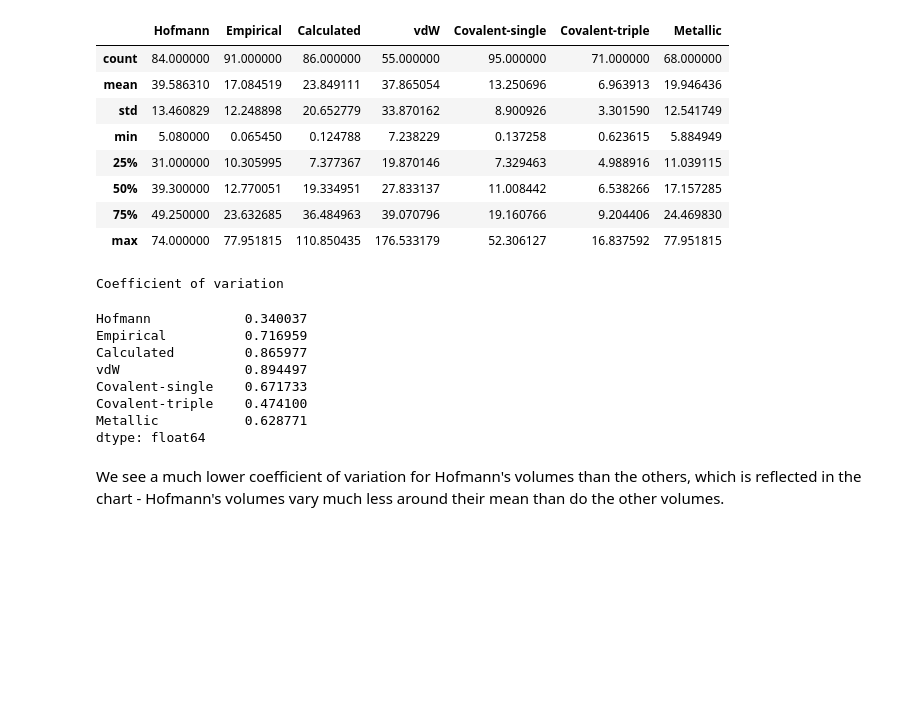
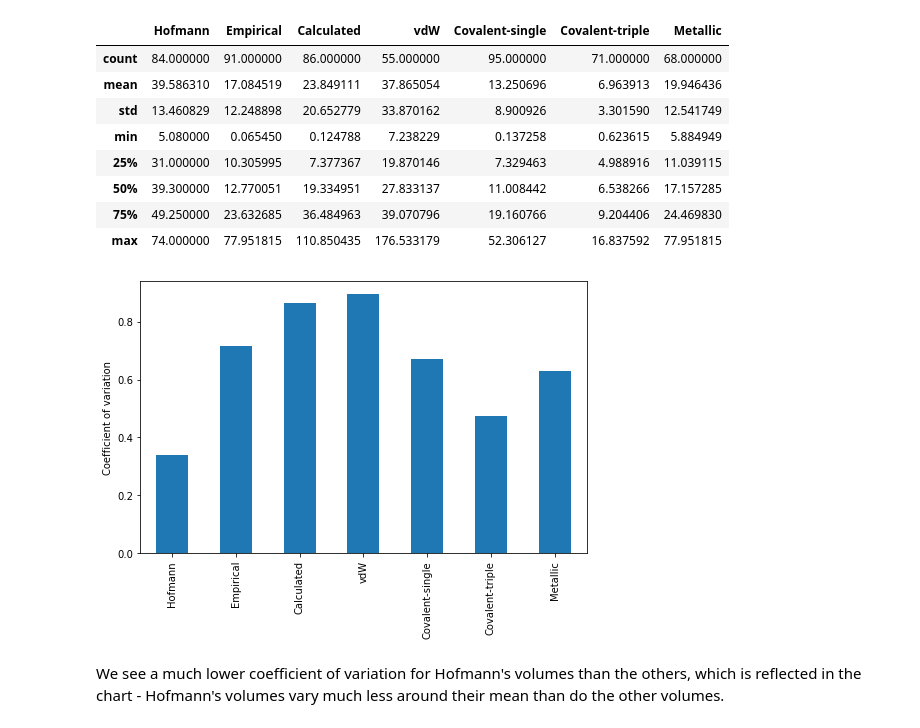
Before and after one commit to mspillman/blog_old, a Jupyter notebook: _notebooks/2021-11-10-Hofcalc.ipynb, the cells around one changed output. Drawn from its saved outputs; the diff is of its cells as text; code cells hidden in the pictures; blank space fills up the shorter version.

```diff
--- a/_notebooks/2021-11-10-Hofcalc.ipynb
+++ b/_notebooks/2021-11-10-Hofcalc.ipynb
@@ -119,18 +119,13 @@ df.describe()[["Hofmann"]+radtype]
 | max | 74.000000 | 77.951815 | 110.850435 | 176.533179 | 52.306127 | 16.837592 | 77.951815 |
 # %%
 #collapse-hide
-print("Coefficient of variation")
-(df.describe().loc["std"] / df.describe().loc["mean"])[["Hofmann"]+radtype]
+import matplotlib.pyplot as plt
+plt.figure(figsize=(8,5))
+((df.describe().loc["std"] / df.describe().loc["mean"])[["Hofmann"]+radtype]).plot.bar()
+plt.ylabel("Coefficient of variation")
+plt.show()
 # %% [output]
-Coefficient of variation
-Hofmann            0.340037
-Empirical          0.716959
-Calculated         0.865977
-vdW                0.894497
-Covalent-single    0.671733
-Covalent-triple    0.474100
-Metallic           0.628771
-dtype: float64
+[figure, added]
 # %% [markdown]
 We see a much lower coefficient of variation for Hofmann's volumes than the others, which is reflected in the chart - Hofmann's volumes vary much less around their mean than do the other volumes.
 # %% [markdown]
```
Also changed, not shown: parts of 1 cell of this notebook.
